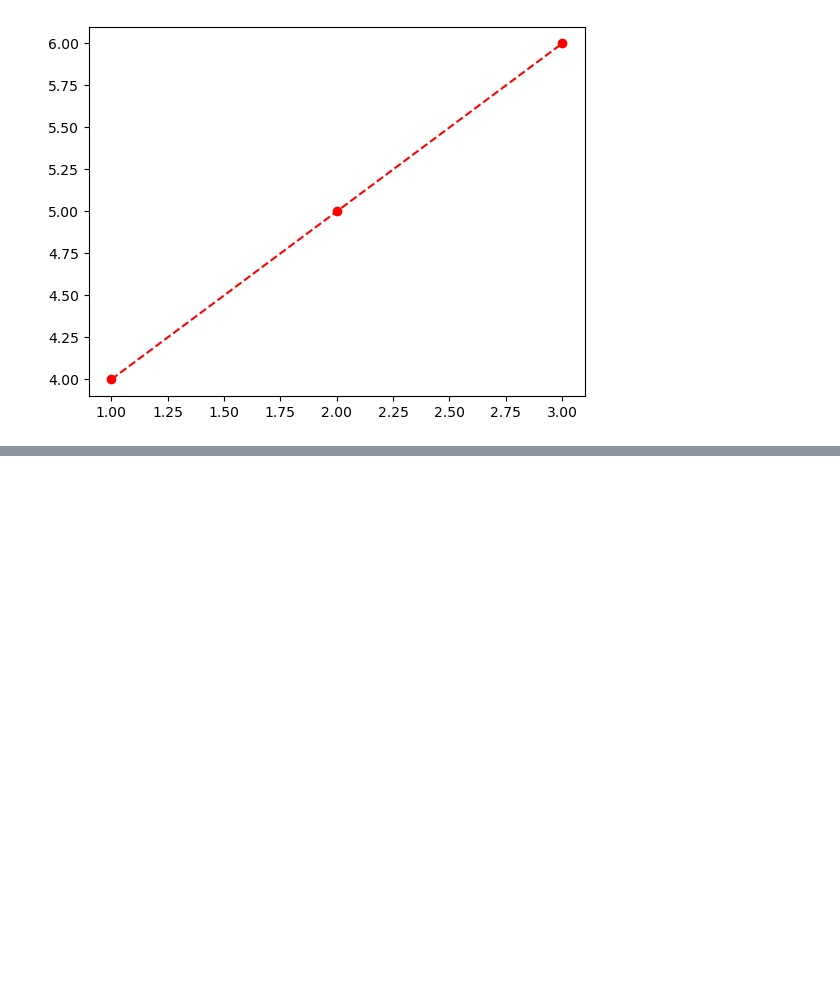
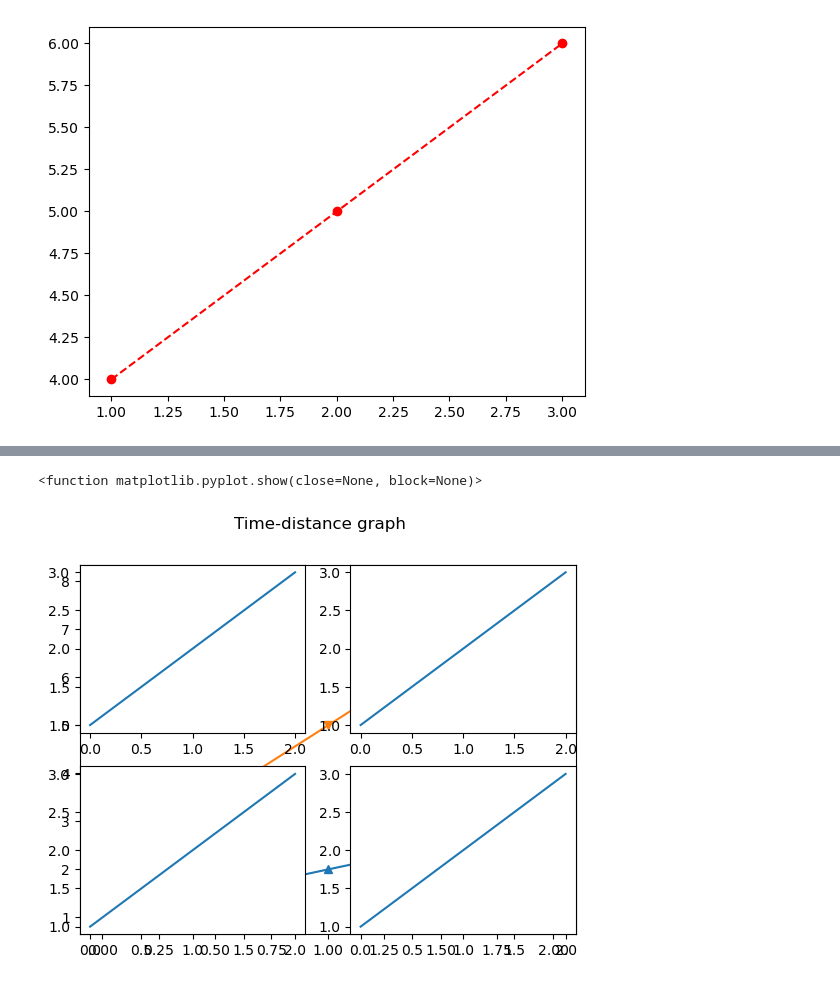
Before and after one commit to vismaya0702/datascience, a Jupyter notebook: 5.ipynb, the cells around one changed output, grey strips where cells are left out. Saved outputs shown, nothing was run; the diff lists cells and outputs as text; code cells hidden in the pictures; blank space fills up the shorter version.

```diff
--- a/5.ipynb
+++ b/5.ipynb
@@ -11,0 +41,18 @@ plt.show
+# %%
+a=np.array([1,2,3])
+b=np.array([2,5,8])
+plt.plot(a ,marker='^')
+plt.plot(b,marker='v')
+plt.subplot(2,2,1)#to divide the graph (1,2,1) for 2 columnwise  (2,1,1) for 2 rowwise
+plt.plot(a)
+plt.subplot(2,2,2)
+plt.plot(a)
+plt.subplot(2,2,3)
+plt.plot(a)
+plt.subplot(2,2,4)
+plt.plot(a)
+plt.suptitle("Time-distance graph") #to give main title
+plt.show
+# %% [output]
+<function matplotlib.pyplot.show(close=None, block=None)>
+[figure, added]
```
Also changed, not shown: parts of 5 cells of this notebook.
